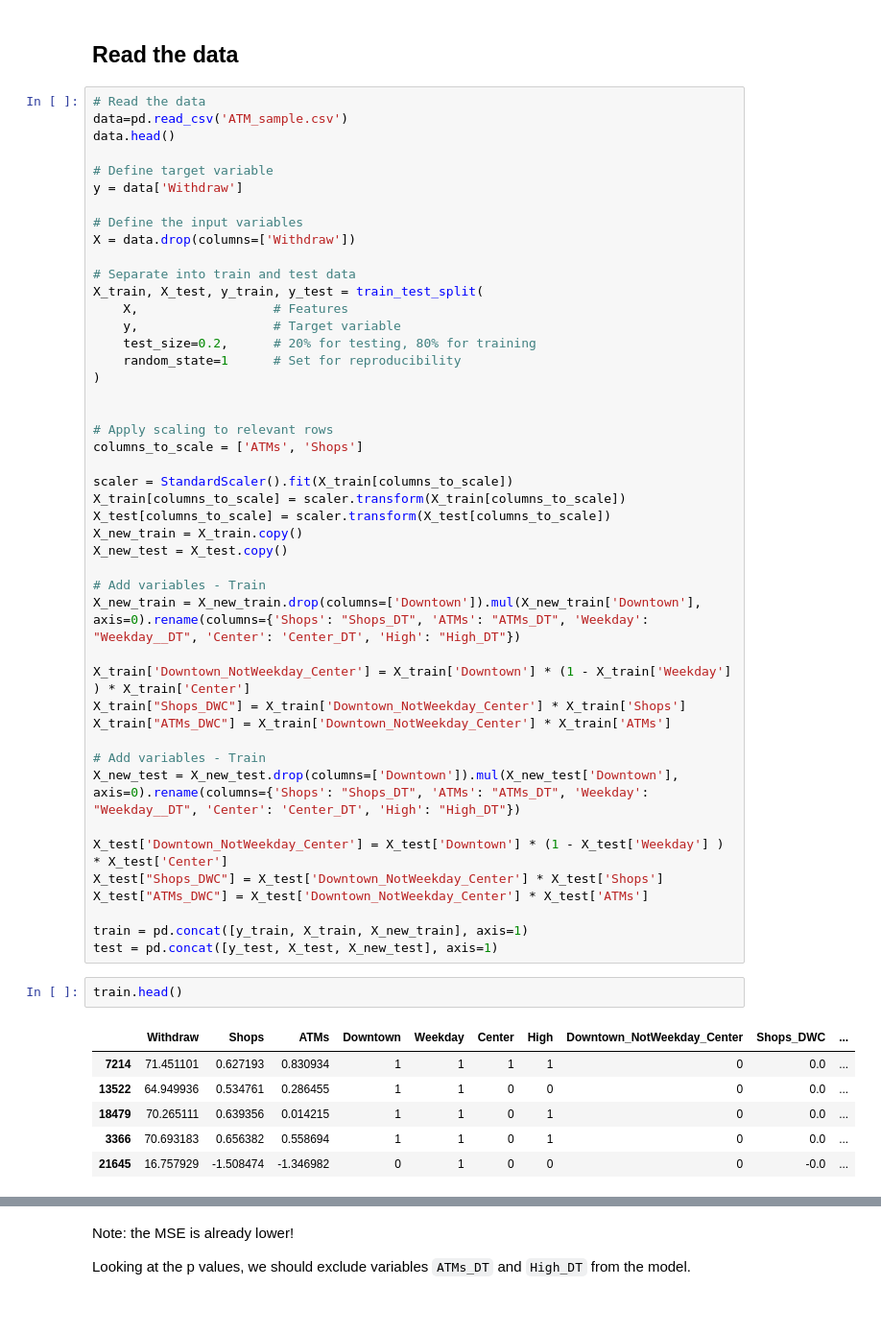
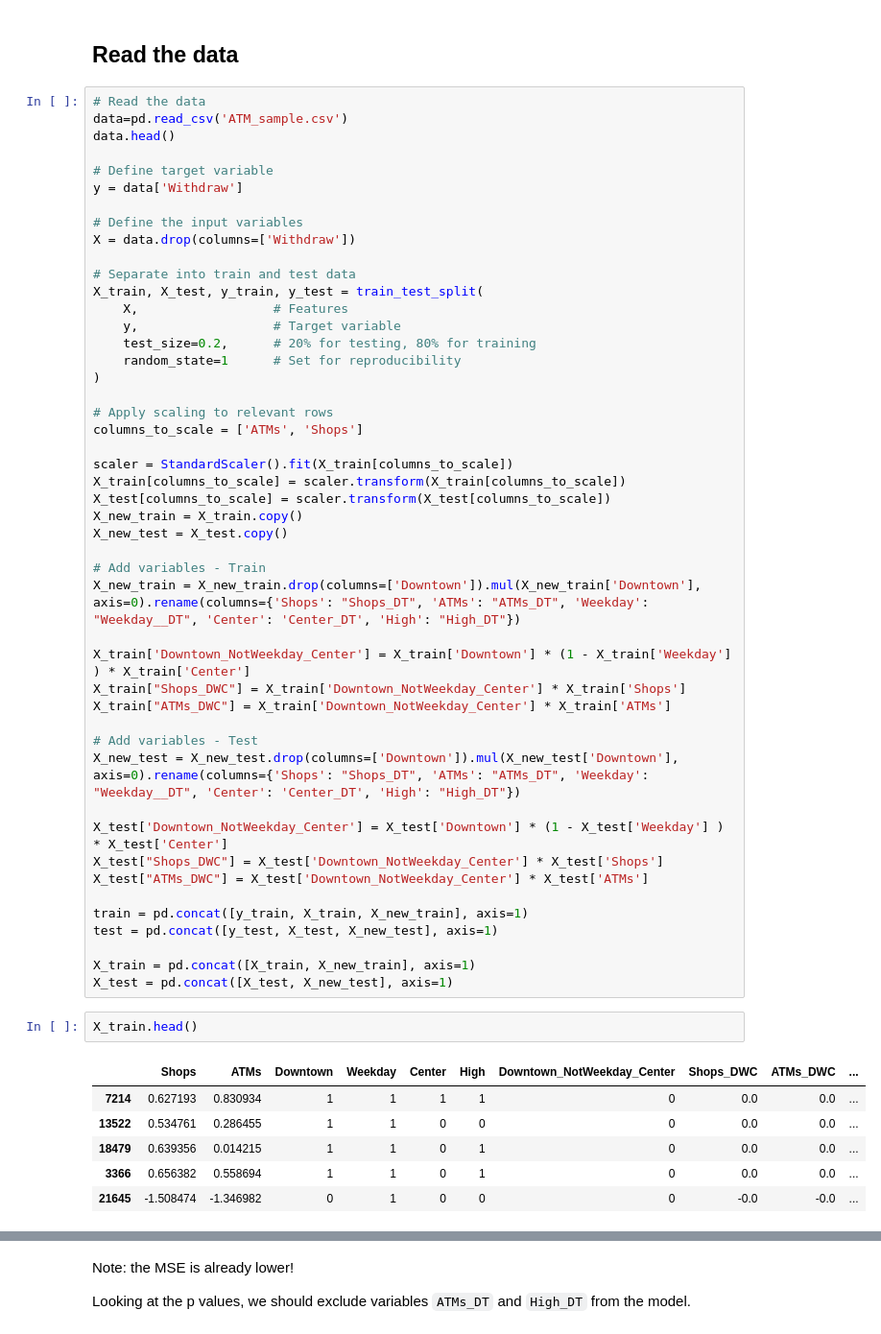
Before and after one commit to ekg-21/econ3203_Y, a Jupyter notebook: Model_Attempts/3_1.scaling_before_interact.ipynb, the cells around one changed output, grey strips where cells are left out. Shown at 96% size. Drawn from its saved outputs; the diff is of its cells as text.

```diff
--- a/Model_Attempts/3_1.scaling_before_interact.ipynb
+++ b/Model_Attempts/3_1.scaling_before_interact.ipynb
@@ -38,7 +38,6 @@ X_train, X_test, y_train, y_test = train_test_split(
     random_state=1      # Set for reproducibility
 )
 
-
 # Apply scaling to relevant rows
 columns_to_scale = ['ATMs', 'Shops']
 
@@ -55,7 +54,7 @@ X_train['Downtown_NotWeekday_Center'] = X_train['Downtown'] * (1 - X_train['Week
 X_train["Shops_DWC"] = X_train['Downtown_NotWeekday_Center'] * X_train['Shops']
 X_train["ATMs_DWC"] = X_train['Downtown_NotWeekday_Center'] * X_train['ATMs']
 
-# Add variables - Train
+# Add variables - Test
 X_new_test = X_new_test.drop(columns=['Downtown']).mul(X_new_test['Downtown'], axis=0).rename(columns={'Shops': "Shops_DT", 'ATMs': "ATMs_DT", 'Weekday': "Weekday__DT", 'Center': 'Center_DT', 'High': "High_DT"})
 
 X_test['Downtown_NotWeekday_Center'] = X_test['Downtown'] * (1 - X_test['Weekday'] ) * X_test['Center']
@@ -64,15 +63,18 @@ X_test["ATMs_DWC"] = X_test['Downtown_NotWeekday_Center'] * X_test['ATMs']
 
 train = pd.concat([y_train, X_train, X_new_train], axis=1)
 test = pd.concat([y_test, X_test, X_new_test], axis=1)
+
+X_train = pd.concat([X_train, X_new_train], axis=1)
+X_test = pd.concat([X_test, X_new_test], axis=1)
 # %%
-train.head()
+X_train.head()
 # %% [output]
-|  | Withdraw | Shops | ATMs | Downtown | Weekday | Center | High | Downtown_NotWeekday_Center | Shops_DWC | ... |
-| 7214 | 71.451101 | 0.627193 | 0.830934 | 1 | 1 | 1 | 1 | 0 | 0.0 | ... |
-| 13522 | 64.949936 | 0.534761 | 0.286455 | 1 | 1 | 0 | 0 | 0 | 0.0 | ... |
-| 18479 | 70.265111 | 0.639356 | 0.014215 | 1 | 1 | 0 | 1 | 0 | 0.0 | ... |
-| 3366 | 70.693183 | 0.656382 | 0.558694 | 1 | 1 | 0 | 1 | 0 | 0.0 | ... |
-| 21645 | 16.757929 | -1.508474 | -1.346982 | 0 | 1 | 0 | 0 | 0 | -0.0 | ... |
+|  | Shops | ATMs | Downtown | Weekday | Center | High | Downtown_NotWeekday_Center | Shops_DWC | ATMs_DWC | ... |
+| 7214 | 0.627193 | 0.830934 | 1 | 1 | 1 | 1 | 0 | 0.0 | 0.0 | ... |
+| 13522 | 0.534761 | 0.286455 | 1 | 1 | 0 | 0 | 0 | 0.0 | 0.0 | ... |
+| 18479 | 0.639356 | 0.014215 | 1 | 1 | 0 | 1 | 0 | 0.0 | 0.0 | ... |
+| 3366 | 0.656382 | 0.558694 | 1 | 1 | 0 | 1 | 0 | 0.0 | 0.0 | ... |
+| 21645 | -1.508474 | -1.346982 | 0 | 1 | 0 | 0 | 0 | -0.0 | -0.0 | ... |
 # %%
 # 3. Model
 formula = f'Withdraw ~ {" + ".join(X_train.columns)}'
```
Also changed, not shown: parts of 16 cells of this notebook, 4 other files.
